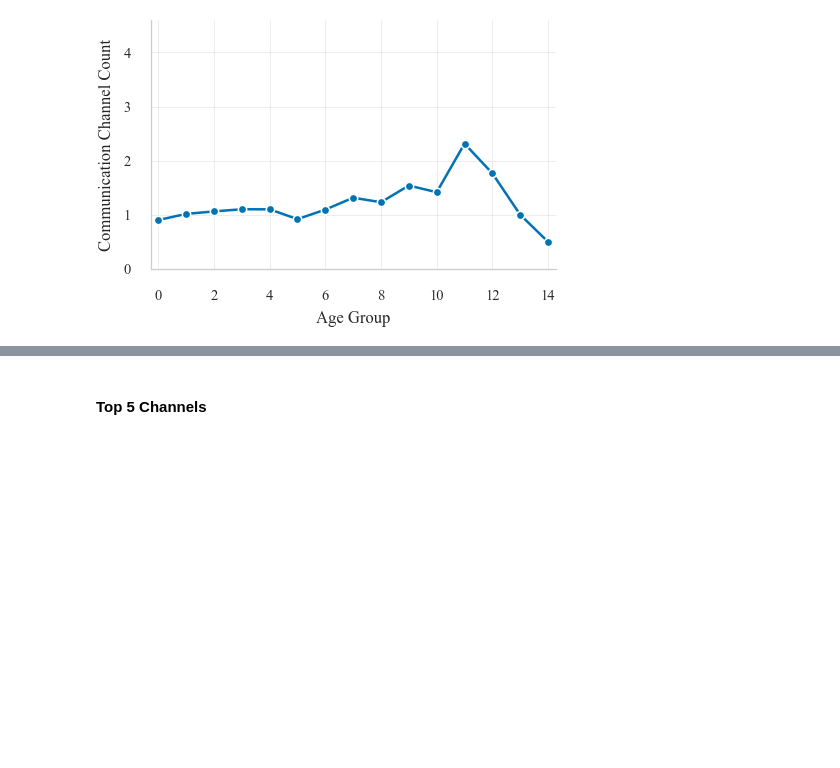
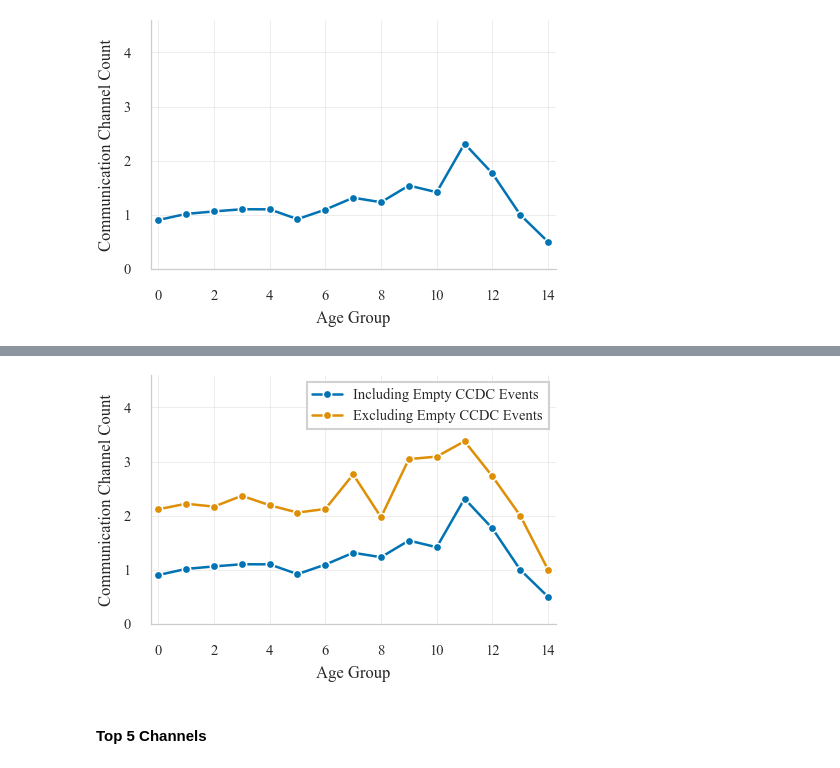
Before and after one commit to Leonard-Esser/autumn-2025-results, a Jupyter notebook: data_analysis_new.ipynb, the cells around one changed output, grey strips where cells are left out. Drawn from its saved outputs; the diff is of its cells as text; code cells hidden in the pictures; blank space fills up the shorter version.

Commit message:
Updated figure

```diff
--- a/data_analysis_new.ipynb
+++ b/data_analysis_new.ipynb
@@ -2790,3 +2790,16 @@ save_ieee_figure(fig, "mean_cc_count_per_ccdc_event_per_ag", save_pdf=True)
 plt.show()
 # %% [output]
 [figure]
+# %%
+_r = project_results.copy()
+
+_c = _r[_r["is_ccdc_event"] == True].copy()
+
+_c["is_empty"] = _c["detected_channels"] == ()
+
+_empty = _c[_c["is_empty"] == True].copy()
+_non_empty = _c[_c["is_empty"] == False].copy()
+
+print(f"Across all age groups, {len(_c)} CCDC events were created.")
+print(f"Across all age groups, {len(_non_empty)} non-empty CCDC events were created.")
+print(f"That is {(len(_non_empty) / len(_c))*100:.2f}% of all CCDC events.")
@@ -2793,3 +2810,69 @@ plt.show()
+# %%
+_exploded = (
+    _non_empty
+    .explode("detected_channels")
+    .groupby(["age_group"])
+    .size()
+    .reset_index(name="dc_count")
+)
+
+_counts = (
+    _non_empty
+    .groupby(["age_group"])
+    .size()
+    .reset_index(name="ne_event_count")
+)
+
+_total_counts = (
+    _c
+    .groupby(["age_group"])
+    .size()
+    .reset_index(name="event_count")
+)
+
+_exploded = _exploded.join(_total_counts["event_count"])
+_exploded = _exploded.join(_counts["ne_event_count"])
+
+_exploded["mean_ccc_per_event"] = (
+    _exploded["dc_count"] / _exploded["event_count"]
+)
+_exploded["mean_ccc_per_ne_event"] = (
+    _exploded["dc_count"] / _exploded["ne_event_count"]
+)
+
+_df = _exploded.copy()
+
+fig, ax = plt.subplots(figsize=ieee_figsize("single"))
+
+sns.lineplot(
+    data=_df,
+    x="age_group",
+    y="mean_ccc_per_event",
+    marker="o",
+    ax=ax,
+    label="Including Empty CCDC Events"
+)
+
+sns.lineplot(
+    data=_df,
+    x="age_group",
+    y="mean_ccc_per_ne_event",
+    marker="o",
+    ax=ax,
+    label="Excluding Empty CCDC Events"
+)
+
+ax.set_xlabel("Age Group")
+ax.set_ylabel("Communication Channel Count")
+ax.set_ylim(0, 4.6)
+ax.legend(loc="best")
+ax.margins(x=0.02)
+
+save_ieee_figure(fig, "mean_cc_count_per_ccdc_event_per_ag", save_pdf=True)
+
+plt.show()
+# %% [output]
+[figure, added]
 # %% [markdown]
 #### Top 5 Channels
 # %%
```
Also changed, not shown: parts of 2 cells of this notebook.
